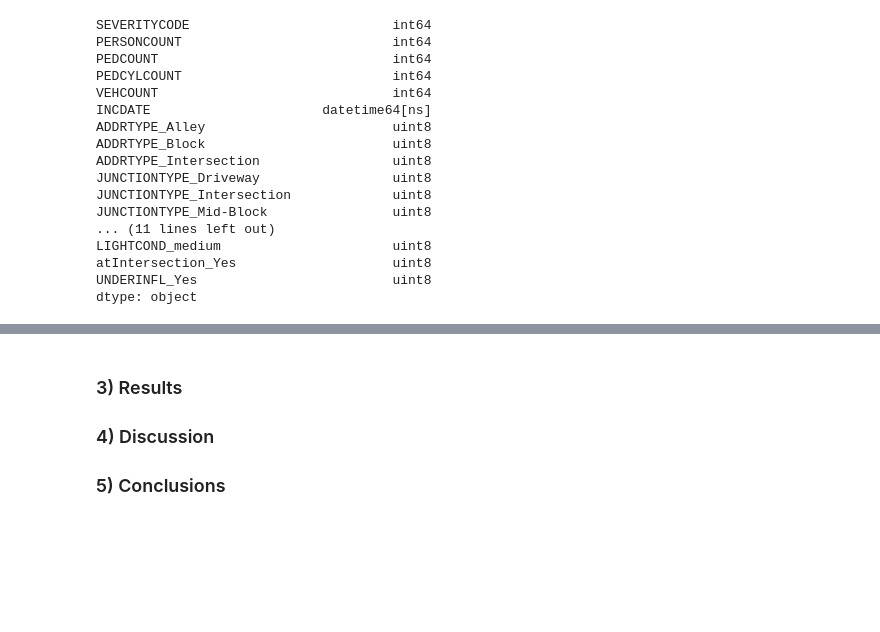
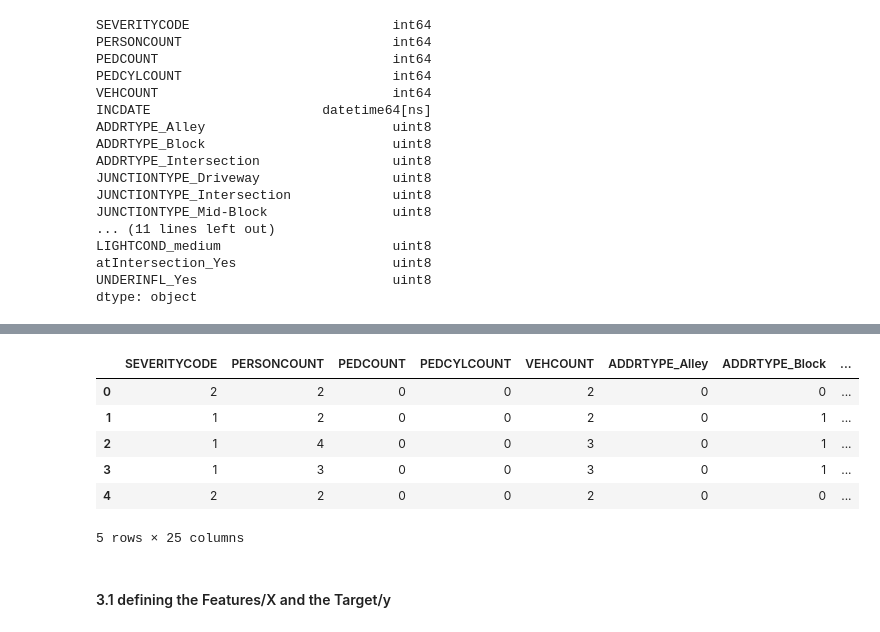
Before and after one commit to michaelrodgam/Coursera_Capstone, a Jupyter notebook: Data_Science Final_Project Notebook V2a.ipynb, the cells around one changed output, grey strips where cells are left out. Saved outputs shown, nothing was run; the diff lists cells and outputs as text; code cells hidden in the pictures; blank space fills up the shorter version.

```diff
--- a/Data_Science Final_Project Notebook.ipynb
+++ b/Data_Science Final_Project Notebook V2a.ipynb
@@ -485,4 +496,12 @@ plt.show()
-# %% [markdown]
-<h3>3) Results</h3>
-<h3>4) Discussion</h3>
-<h3>5) Conclusions</h3>
+# %%
+df_scaled.head()
+# %% [output]
+|  | SEVERITYCODE | PERSONCOUNT | PEDCOUNT | PEDCYLCOUNT | VEHCOUNT | ADDRTYPE_Alley | ADDRTYPE_Block | ... |
+| 0 | 2 | 2 | 0 | 0 | 2 | 0 | 0 | ... |
+| 1 | 1 | 2 | 0 | 0 | 2 | 0 | 1 | ... |
+| 2 | 1 | 4 | 0 | 0 | 3 | 0 | 1 | ... |
+| 3 | 1 | 3 | 0 | 0 | 3 | 0 | 1 | ... |
+| 4 | 2 | 2 | 0 | 0 | 2 | 0 | 0 | ... |
+5 rows × 25 columns
+# %% [markdown]
+<h4>3.1 defining the Features/X and the Target/y</h4>
```
Also changed, not shown: parts of 34 cells of this notebook.
